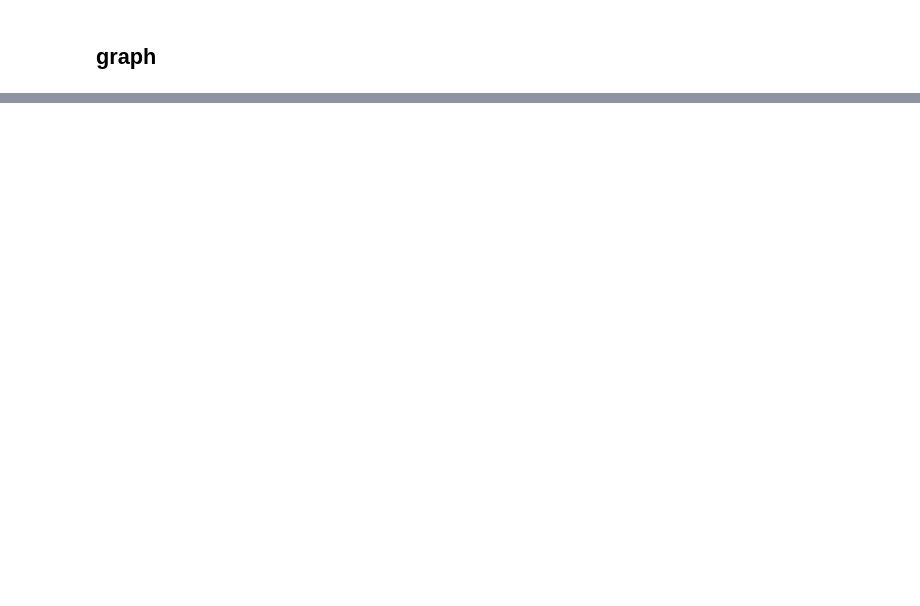
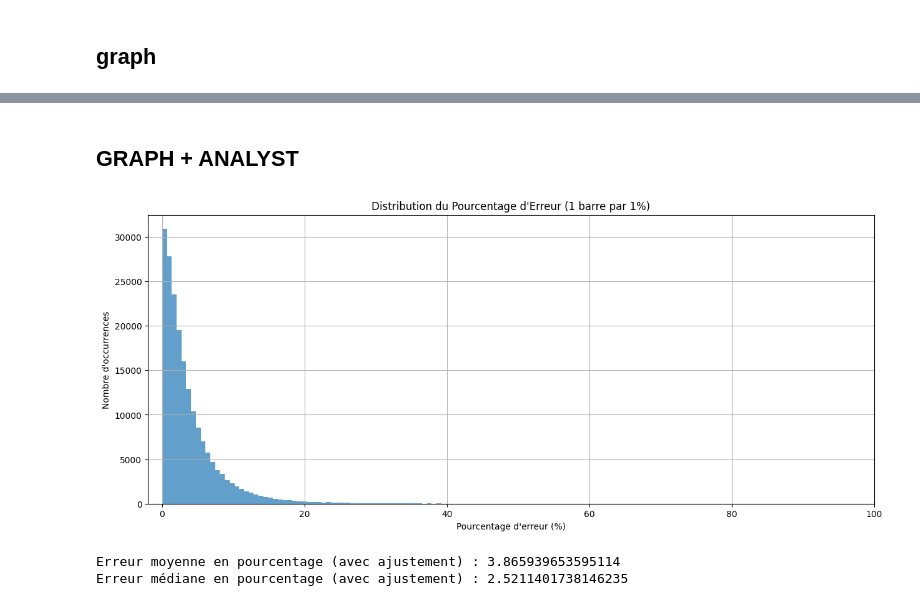
Before and after one commit to arthurdesma/immobilier_ml, a Jupyter notebook: data.ipynb, the cells around one changed output, grey strips where cells are left out. Cells and saved outputs as stored; diff of their text form; code cells hidden in the pictures; blank space fills up the shorter version.

```diff
--- a/data.ipynb
+++ b/data.ipynb
@@ -357,0 +537,5 @@ all[all['Prix_moyen_du_quartier'].isna()]
+# %%
+from sklearn.preprocessing import OneHotEncoder
+a = OneHotEncoder(handle_unknown='ignore',sparse_output=False).set_output(transform='pandas')
+# %%
+a_transform = a.fit_transform(all[["type_local"]])
@@ -357,0 +554,2 @@ all[all['Prix_moyen_du_quartier'].isna()]
+# %%
+all = pd.concat([all,a_transform],axis=1).drop(columns=['type_local'])
@@ -357,0 +600,7 @@ all[all['Prix_moyen_du_quartier'].isna()]
+# %%
+from sklearn.ensemble import RandomForestRegressor
+# Initialize and train the RandomForestRegressor
+forest = RandomForestRegressor(n_estimators=30, min_samples_split=10)
+forest.fit(X_train, y_train)
+
+# Now you can use forest.predict(X_test) to make predictions on the test set
@@ -357,0 +696,54 @@ all[all['Prix_moyen_du_quartier'].isna()]
+# %% [markdown]
+## GRAPH + ANALYST ##
+# %%
+# Assuming you have already trained your model 'forest' and have the test set 'X_test'
+y_pred = forest.predict(X_test)  # get the predictions for the test set
+
+import matplotlib.pyplot as plt
+import numpy as np
+
+# Assuming forest.predict(X_test) has been executed and y_pred contains the predictions
+# Let's create dummy data for y_pred as an example
+y_pred = np.random.normal(loc=y_test, scale=100, size=len(y_test))  # Dummy predictions
+y_test_adjusted = y_test  +1e-6
+
+# Calculate the percentage error
+percentage_error = np.abs(y_pred - y_test_adjusted) / y_test_adjusted * 100
+
+# Prepare data for plotting
+plot_data = {
+    "Prix_m": percentage_error,
+    "Percentage_Error": percentage_error
+}
+
+# Filtre pour limiter le pourcentage d'erreur entre 0% et 500%
+filtre = (percentage_error >= 0) & (percentage_error <= 100)
+percentage_error_filtre = percentage_error[filtre]
+
+# Tracer l'histogramme avec un bar pour chaque pourcentage
+plt.figure(figsize=(15, 6))  # Ajustez la taille pour mieux voir les détails
+plt.hist(percentage_error_filtre, bins=100, alpha=0.7)  # 500 bins pour 0% à 500%
+plt.title("Distribution du Pourcentage d'Erreur (1 barre par 1%)")
+plt.xlabel("Pourcentage d'erreur (%)")
+plt.ylabel("Nombre d'occurrences")
+plt.xlim(-2, 100)  # Limiter l'axe des x à 0-500%
+plt.grid(True)
+plt.show()
+# %% [output]
+[figure, added]
+# %%
+# Ajouter une petite constante à y_test pour éviter la division par zéro
+y_test_adjusted = y_test  +1e-6
+
+# Calculer le pourcentage d'erreur
+percentage_error_adjusted = np.abs(y_pred - y_test_adjusted) / y_test_adjusted * 100
+
+# Calcul de l'erreur moyenne et médiane
+mean_error_adjusted = np.mean(percentage_error_adjusted)
+median_error_adjusted = np.median(percentage_error_adjusted)
+
+print("Erreur moyenne en pourcentage (avec ajustement) :", mean_error_adjusted)
+print("Erreur médiane en pourcentage (avec ajustement) :", median_error_adjusted)
+# %% [output]
+Erreur moyenne en pourcentage (avec ajustement) : 3.865939653595114
+Erreur médiane en pourcentage (avec ajustement) : 2.5211401738146235
```
Also changed, not shown: parts of 35 cells of this notebook, 2 other files.
